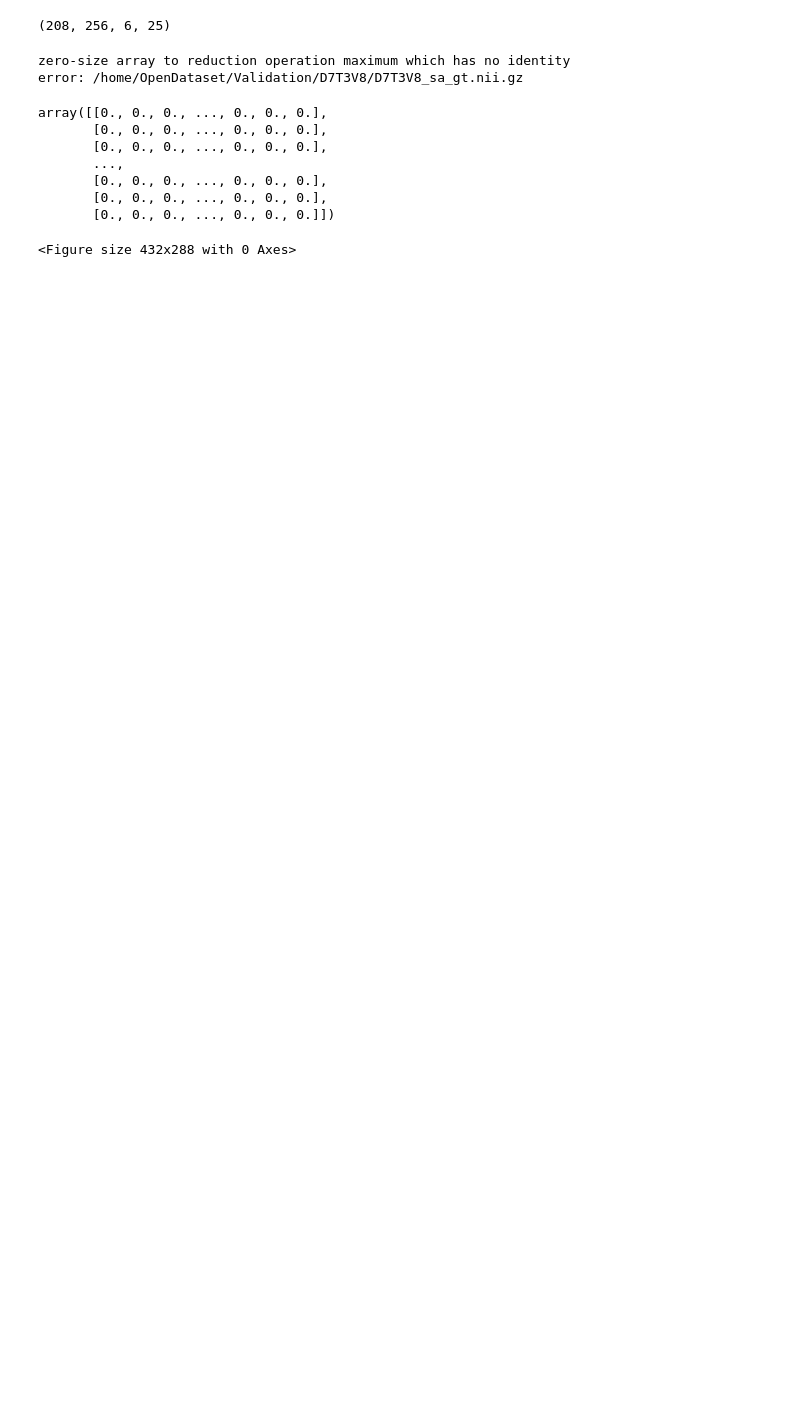
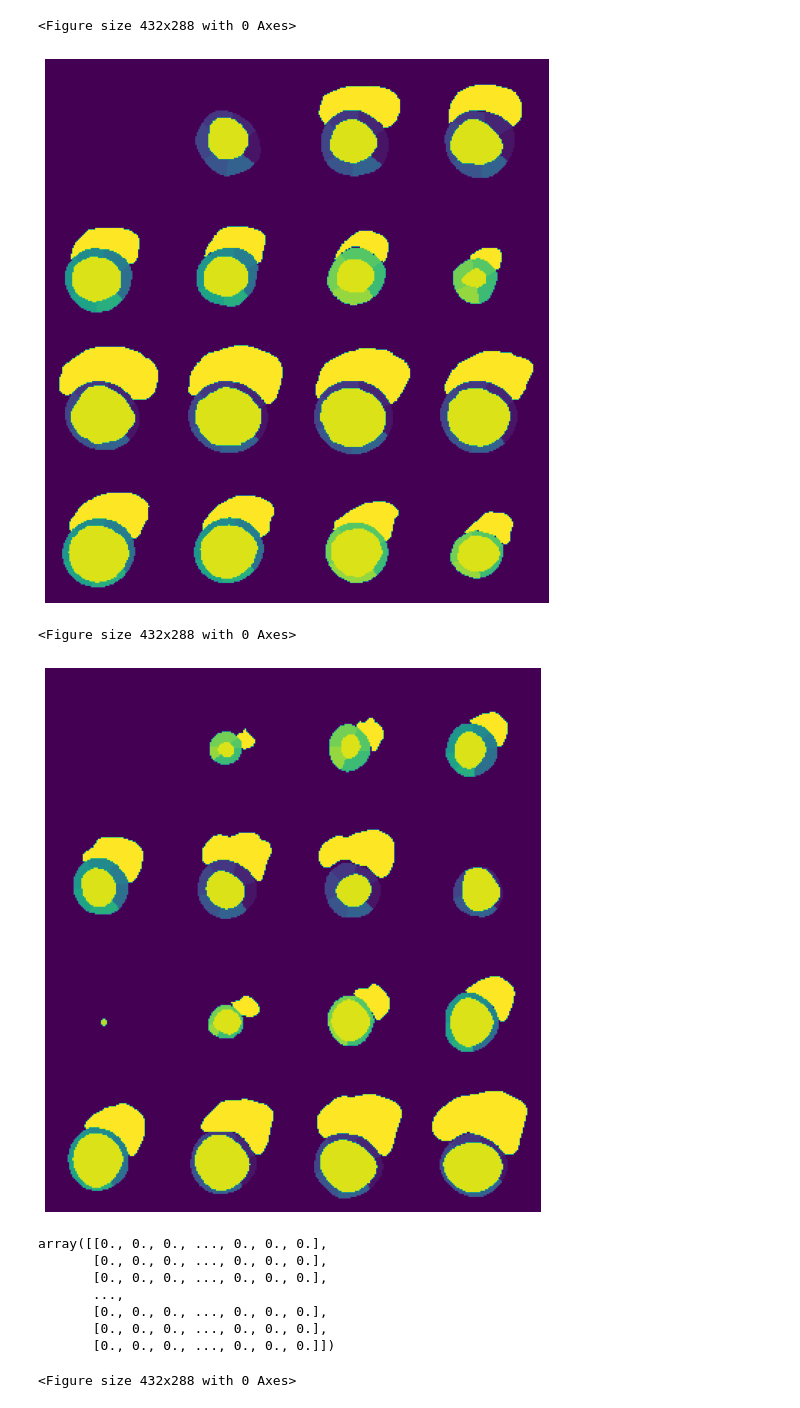
Before and after one commit to htylab/pymr_back, a Jupyter notebook: example/example_3_dataset_convert.ipynb, the cells around one changed output. Saved outputs shown, nothing was run; the diff lists cells and outputs as text; code cells hidden in the pictures; blank space fills up the shorter version.

```diff
--- a/example/example_3_dataset_convert.ipynb
+++ b/example/example_3_dataset_convert.ipynb
@@ -10,12 +10,5 @@ import numpy as np
 from scipy import ndimage
 import matplotlib.pyplot as plt
 from pymr.heart import ahaseg
-# %%
-import nibabel
-heart = nibabel.load(r'/home/OpenDataset/Training/Labeled/D3O9U9/D3O9U9_sa_gt.nii.gz').get_fdata()
-# %%
-heart.shape
-# %% [output]
-(208, 256, 6, 25)
 # %%
 import pymr.heart as pyheart
@@ -22,31 +16,32 @@ import pymr.heart as pyheart
 # %%
 import glob
-for f in glob.glob(r'/home/OpenDataset/Validation/**/*gt.nii.gz'):
+import numpy as np
+import nibabel
+for f in glob.glob(r'/home/OpenDataset/Validation/**/*gt.nii.gz')[:2]:
     #print(f)
 
     try:
         heart_aha17_4d = pyheart.dataset.convert(f, result_dir=r'/home/OpenDataset/convert_19label/Validation')
     except Exception as e:
 
         print(e)
         print('error:', f)
 
-    #sys_frame, dia_frame = pyheart.get_frame(heart)
-    #heart_crop, crop = pyheart.auto_crop(heart_aha17_4d)
-    #heart_mask_crop, _ = pyheart.auto_crop(heart)
-    #plt.figure()
-    #pyheart.montage(heart_crop[..., sys_frame])
+
+    #pyheart.montage(np.concatenate(heart_crop[..., np.array((sys_frame, dia_frame))], axis=-1))
     '''
     plt.figure()
     #pyheart.montage(heart_mask_crop[..., sys_frame])
     #plt.figure()
     pyheart.montage(heart_crop[..., dia_frame])
     #plt.figure()
     #pyheart.montage(heart_mask_crop[..., dia_frame])
     '''
 # %% [output]
-zero-size array to reduction operation maximum which has no identity
-error: /home/OpenDataset/Validation/D7T3V8/D7T3V8_sa_gt.nii.gz
+<Figure size 432x288 with 0 Axes>
+[figure, added]
+<Figure size 432x288 with 0 Axes>
+[figure, added]
 # %%
 heart = nibabel.load(r'/home/OpenDataset/Validation/D7T3V8/D7T3V8_sa_gt.nii.gz').get_fdata()
 
```
Also changed, not shown: parts of 1 cell of this notebook, 5 other files.
